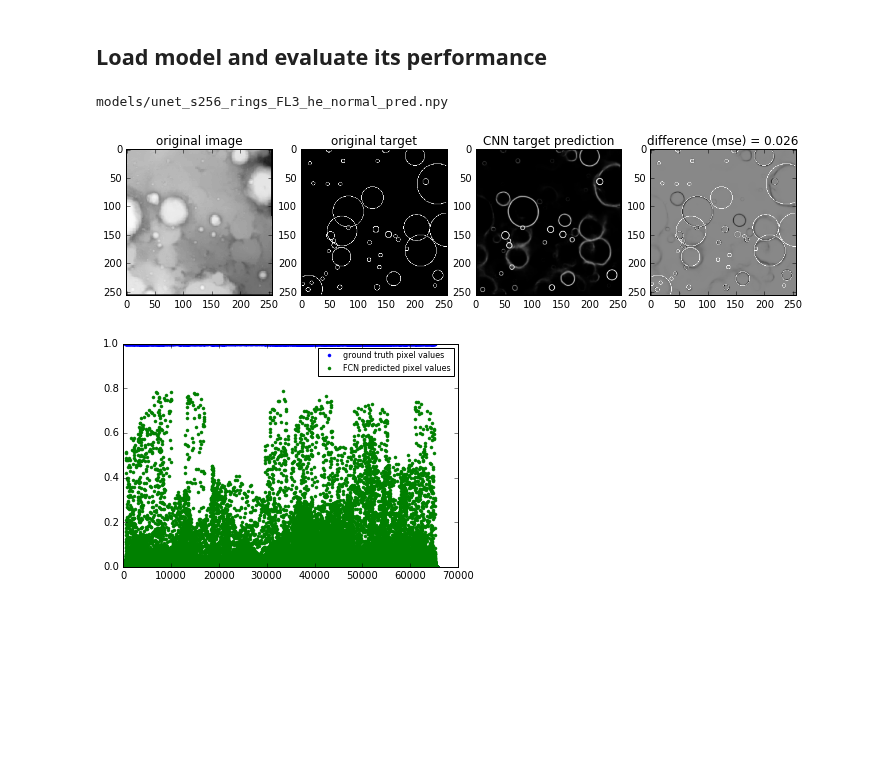
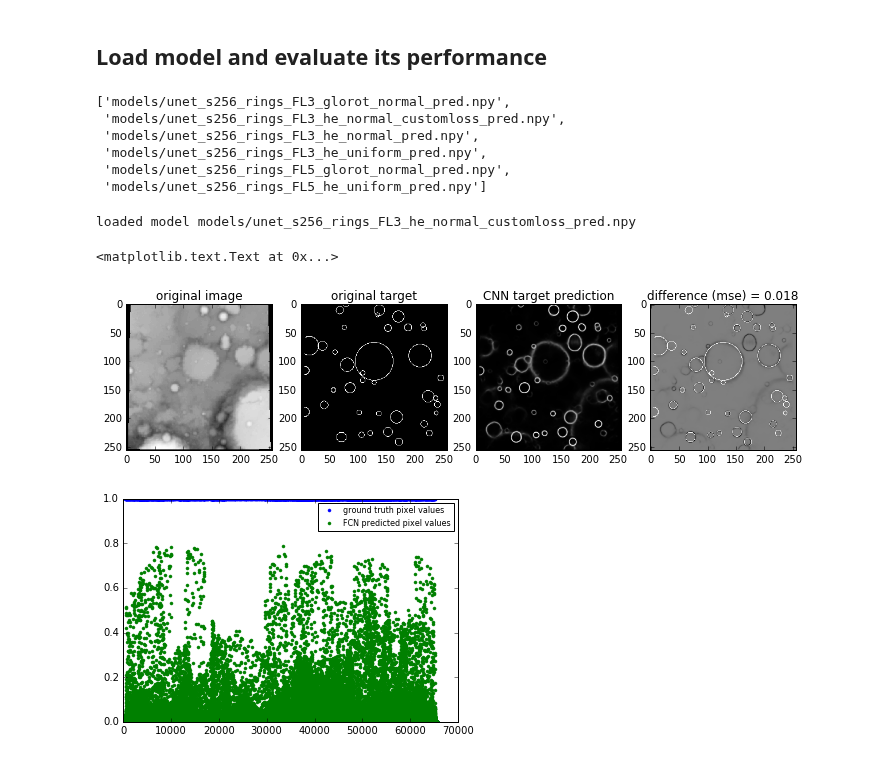
Before and after one commit to silburt/moon-craters, a Jupyter notebook: rings_analyze_remote.ipynb, the cells around one changed output. Drawn from its saved outputs; the diff is of its cells as text; code cells hidden in the pictures; blank space fills up the shorter version.

```diff
--- a/rings_analyze_remote.ipynb
+++ b/rings_analyze_remote.ipynb
@@ -17,28 +17,38 @@ import matplotlib.pyplot as plt
 # %%
 #now do this on local machine
 files = glob.glob('models/*.npy')
-
-img_i=1
-data = np.load(files[img_i])
-dim = data.shape[1]
+files
+# %% [output]
+['models/unet_s256_rings_FL3_glorot_normal_pred.npy',
+ 'models/unet_s256_rings_FL3_he_normal_customloss_pred.npy',
+ 'models/unet_s256_rings_FL3_he_normal_pred.npy',
+ 'models/unet_s256_rings_FL3_he_uniform_pred.npy',
+ 'models/unet_s256_rings_FL5_glorot_normal_pred.npy',
+ 'models/unet_s256_rings_FL5_he_uniform_pred.npy']
+# %%
+model_i=1
+data = np.load(files[model_i])
+dim = data.shape[1]
+print "loaded model %s"%files[model_i]
+# %% [output]
+loaded model models/unet_s256_rings_FL3_he_normal_customloss_pred.npy
 # %%
-i=6
+i=3
 
 diff = data[i,:,:,1] - data[i,:,:,2]
 f, (ax1, ax2, ax3, ax4) = plt.subplots(1,4, figsize=[12, 8])
 ax1.imshow(data[i,:,:,0], origin='upper', cmap="Greys_r")   #original image
 ax2.imshow(data[i,:,:,1], origin='upper', cmap="Greys_r")   #original ground truth
 ax3.imshow(data[i,:,:,2], origin='upper', cmap="Greys_r")   #predictions
 ax4.imshow(diff, origin='upper', cmap="Greys_r")
 ax1.set_title('original image')
 ax2.set_title('original target')
 ax3.set_title('CNN target prediction')
 ax4.set_title('difference (mse) = %.3f'%(np.sum(diff**2)/(dim*dim)))
 #plt.savefig('output_dir/images/%s_%d.png'%(os.path.basename(files[img_i]).split('.npy')[0],i))
-print files[img_i]
 # %% [output]
-models/unet_s256_rings_FL3_he_normal_pred.npy
+<matplotlib.text.Text at 0x...>
-[figure, old version]
+[figure, new version]
 # %%
 i=0
 plt.plot(data[i,:,:,1].reshape(dim*dim), '.', label='ground truth pixel values')
```
Also changed, not shown: 2 other files.
